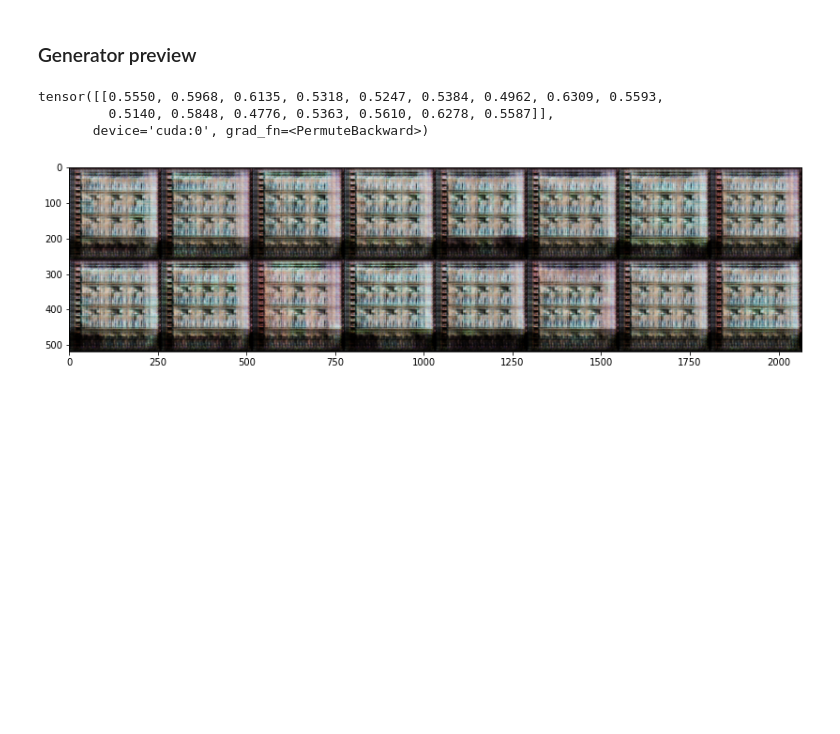
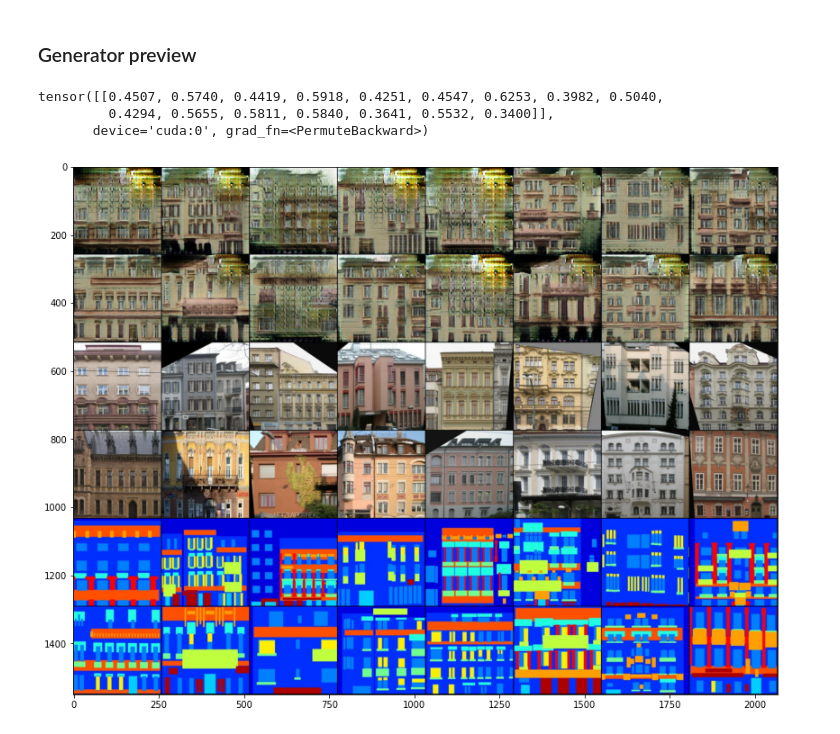
Before and after one commit to adriansuwala/ml2020-21, a Jupyter notebook: projekt/pix2pix.ipynb, the cells around one changed output. Cells and saved outputs as stored; diff of their text form; code cells hidden in the pictures; blank space fills up the shorter version.

```diff
--- a/projekt/pix2pix.ipynb
+++ b/projekt/pix2pix.ipynb
@@ -563,0 +658,15 @@ EPOCHS, BATCH_SIZE, stats = load_model("models/facades_2020-12-25_23-30_Keyboard
+# %%
+# '2' to potentially not overwrite existing models' data
+gen2 = UNetGenerator(optim=torch.optim.Adam).to(DEVICE)
+dis2 = Pix2PixDiscriminator(optim=torch.optim.Adam, criterion=torch.nn.BCELoss()).to(DEVICE)
+
+try:
+    if drive:
+        model_path = "drive/MyDrive/models/facades_%sepochs_colab_%s" % (100, TIME)
+except NameError:
+    print("Drive not mounted.")
+    model_path = "models/facades_%epochs_%s" % (EPOCHS, TIME)
+
+EPOCHS2, BATCH_SIZE2, stats2 = load_model(model_path, gen2, dis2)
+print(EPOCHS2, BATCH_SIZE2)
+show_stats(stats2)
@@ -566,14 +678,20 @@ EPOCHS, BATCH_SIZE, stats = load_model("models/facades_2020-12-25_23-30_Keyboard
 # %%
 imgs, masks = testiter.next()
 imgs, masks = imgs.to(DEVICE), masks.to(DEVICE)
-test = gen(masks)
+gen2.eval()
+dis2.eval()
+examples = gen2(masks)
 
 fig, ax = plt.subplots(figsize=(14,14))
-ax.imshow(torchvision.utils.make_grid(std*test.to("cpu") + mean).detach().numpy().transpose(1, 2, 0), cmap="gray")
+combined = std*torch.cat((examples.detach(), imgs, masks), dim=0) + mean
+ax.imshow(torchvision.utils.make_grid(combined.cpu()).cpu().numpy().transpose(1,2,0), cmap="gray")
 
-print(dis(test, masks).T)
+try:
+    print(dis2(examples, masks).T)
+except NameError:
+    pass
 # %% [output]
-tensor([[0.5550, 0.5968, 0.6135, 0.5318, 0.5247, 0.5384, 0.4962, 0.6309, 0.5593,
-         0.5140, 0.5848, 0.4776, 0.5363, 0.5610, 0.6278, 0.5587]],
+tensor([[0.4507, 0.5740, 0.4419, 0.5918, 0.4251, 0.4547, 0.6253, 0.3982, 0.5040,
+         0.4294, 0.5655, 0.5811, 0.5840, 0.3641, 0.5532, 0.3400]],
        device='cuda:0', grad_fn=<PermuteBackward>)
-[figure, old version]
+[figure, new version]
```
Also changed, not shown: parts of 20 cells of this notebook, 1 other file.
